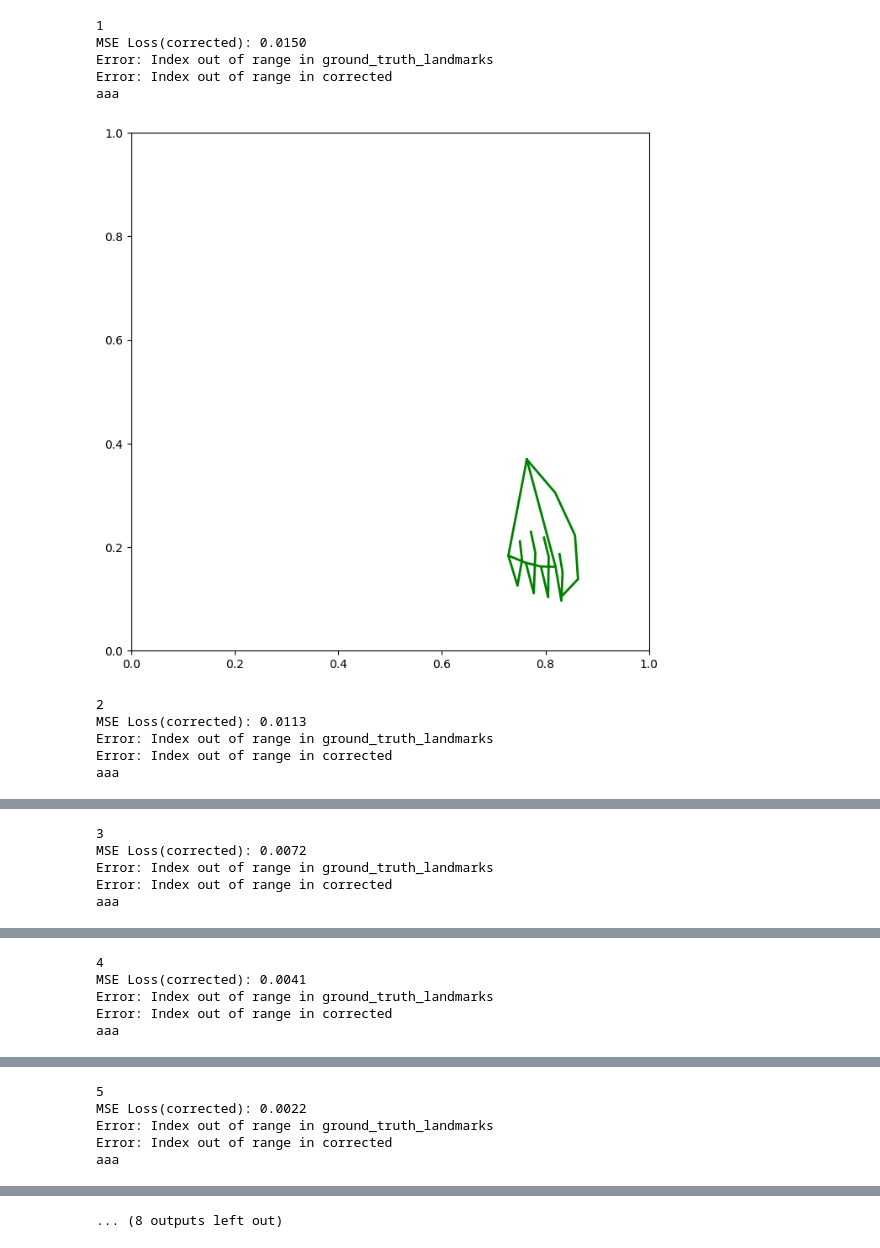
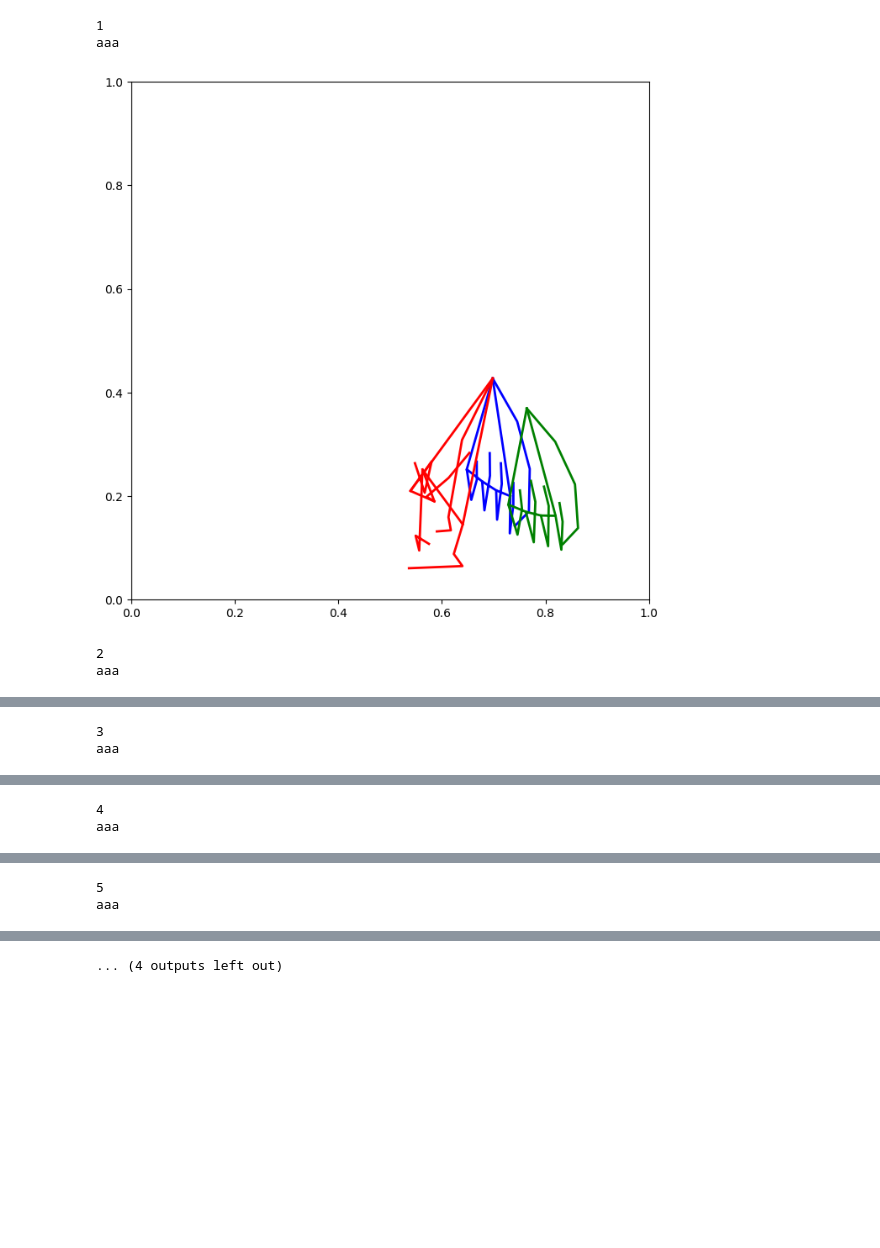
Before and after one commit to hiaruron555/Transformer_TimeSeriesForecasting-main, a Jupyter notebook: 22_tf_hand.ipynb, the cells around one changed output, grey strips where cells are left out. Cells and saved outputs as stored; diff of their text form; code cells hidden in the pictures; blank space fills up the shorter version.

```diff
--- a/22_tf_hand.ipynb
+++ b/22_tf_hand.ipynb
@@ -37,15 +37,22 @@ def flatten_to_landmarks(coordinates):
     return landmarks
 
 # データの読み込みと前処理
-def preprocess_data(csv_path, n_seq, num_joints):
+def preprocess_data(csv_path):
     df = pd.read_csv(csv_path)
     x_data = []
     y_data = []
 
     for i in range(len(df) - n_seq):
+        """"
         x_sequence = df.iloc[i:i+n_seq][[f'{j}_{c}' for j in range(num_joints) for c in ['x', 'y', 'z']]].values.flatten()
         y_sequence = df.iloc[i+n_seq][[f'{j}_x' for j in range(num_joints)]].values.flatten()
         x_data.append(x_sequence)
+        y_data.append(y_sequence)
+        """
+        x_sequence = df.iloc[i][[f'{j}_{c}' for j in range(num_joints) for c in ['x', 'y', 'z']]].values.flatten()
+        x_data.append(x_sequence)
+
+        y_sequence = df.iloc[i+n_seq][[f'{j}_{c}' for j in range(num_joints) for c in ['x', 'y', 'z']]].values.flatten()
         y_data.append(y_sequence)
 
     x_data = np.array(x_data, dtype=np.float32)
@@ -54,18 +61,19 @@ def preprocess_data(csv_path, n_seq, num_joints):
     return x_data, y_data
 
 # DataLoaderの使用
-def create_dataloader(x_train, y_train, batch_size):
+def create_dataloader(x_train, y_train):
     train_dataset = TensorDataset(torch.tensor(x_train, dtype=torch.float32), torch.tensor(y_train, dtype=torch.float32))
     train_loader = DataLoader(train_dataset, batch_size=batch_size, shuffle=True)
     return train_loader
 
 # モデルのパラメータ
-n_seq = 1
+n_seq = 3
 num_joints = 21
-input_size = num_joints * 3 * n_seq  # 各関節の座標 (x, y, z) を持つ
-#input_size = num_joints * 3  # 各関節の座標 (x, y, z) を持つ
+#input_size = num_joints * 3 * n_seq  # 各関節の座標 (x, y, z) を持つ
+input_size = num_joints * 3
 hidden_size = 63
-output_size = num_joints  # すべての関節の x 座標を予測
+#output_size = num_joints # すべての関節の x 座標を予測
+output_size = num_joints * 3
 num_layers = 4
 batch_size = 36
 n_epochs = 100
@@ -140,11 +148,14 @@ if __name__ == "__main__":
     #train_csv_path = '2_19_hand.csv'
     test_csv_path = 'test_10/choki_test_10/choki_test.csv'
 
-    x_train, y_train = preprocess_data(train_csv_path, n_seq, num_joints)
-    x_test, y_test = preprocess_data(test_csv_path, n_seq, num_joints)
+    #x_train, y_train = preprocess_data(train_csv_path, n_seq, num_joints)
+    #x_test, y_test = preprocess_data(test_csv_path, n_seq, num_joints)
+
+    x_train, y_train = preprocess_data(train_csv_path)
+    x_test, y_test = preprocess_data(test_csv_path)
 
     # DataLoaderの作成
-    train_loader = create_dataloader(x_train, y_train, batch_size)
+    train_loader = create_dataloader(x_train, y_train)
 
 
     # トレーニングループ
@@ -186,13 +197,17 @@ if __name__ == "__main__":
         # ウィンドウ内のテストサンプルを取得
         x_test_batch = torch.tensor(x_test[sample_index:sample_index+window_size], dtype=torch.float32).unsqueeze(1).to(device)
         y_test_batch = torch.tensor(y_test[sample_index:sample_index+window_size], dtype=torch.float32).to(device)
+        #print("y_test_batch:", y_test_batch)
+        #np.savetxt('y_test_batch', y_test_batch, delimiter=',', fmt='%f')
         print(sample_index+1)
 
         with torch.no_grad():
             # 既存のモデルでx_testを予測
             start_time = time.time()
+            #np.savetxt('x_test_batch', x_test_batch, delimiter=',', fmt='%f')
             predicted_tensor_x = model(x_test_batch)
             #print("x_test_batch:", x_test_batch)
+            np.savetxt('predicted_tensor_x', predicted_tensor_x, delimiter=',', fmt='%f')
             predicted_x = predicted_tensor_x.cpu().numpy()
             processing_time_per_image = time.time() - start_time
             #print(f'処理時間_2: {processing_time_per_image:.6f} 秒')
@@ -210,9 +225,10 @@ if __name__ == "__main__":
             # 予測結果の後に続く処理
             #print(y_test_batch)
             ground_truth_landmarks = flatten_to_landmarks(y_test_batch[0])  # 修正
+            #ground_truth_landmarks = flatten_to_landmarks(y_test_batch[sample_index])
             #####print("ground_truth_landmarks:", ground_truth_landmarks)
             #print(y_test_batch)
-            #np.savetxt('x_test.csv', x_test, delimiter=',', fmt='%f')
+            #np.savetxt('ground_truth_landmarks_1', ground_truth_landmarks, delimiter=',', fmt='%f')
             truth_landmarks = flatten_to_landmarks(x_test[sample_index])
 
             #print("predicted_x:", predicted_x)
@@ -238,7 +254,7 @@ if __name__ == "__main__":
             corrected = [list(landmark) for landmark in corrected]
             #print("corrected:", corrected)
 
-
+            """
             # ground_truth_landmarksとsample_landmarks_xをTensorに変換
             #print("ground_truth_landmarks:", ground_truth_landmarks)
             ground_truth_tensor = torch.tensor(ground_truth_landmarks, dtype=torch.float32)
@@ -256,19 +272,29 @@ if __name__ == "__main__":
             loss = criterion(ground_truth_tensor, corrected_tensor)
             print(f'MSE Loss(corrected): {loss.item():.4f}')
 
+            #print("sample_landmarks_x_tensor:", sample_landmarks_x_tensor)
+            #np.savetxt('sample_landmarks_x_tensor', sample_landmarks_x_tensor, delimiter=',', fmt='%f')
+            """
 
 
 
             # プロットの設定
-            save_path = f'/home/iwata/Pictures/hand_{sample_index}_n{n_seq}_r_w{window_size}_{n_epochs}.png'
+            save_path = f'/home/iwata/Pictures/TF_hand_{sample_index}_n{n_seq}_r_w{window_size}_{n_epochs}.png'
             fig, ax = plt.subplots(figsize=(8, 8))
             # プロットの範囲を統一
             ax.set_xlim(0, 1)
             ax.set_ylim(0, 1)
             ax.set_aspect('equal', 'box')
-            #ax.set_aspect('equal', 'box')
-            #print("ground_truth_landmarks:", ground_truth_landmarks)
-            #print("sample_landmarks_x:",sample_landmarks_x)
+            ax.set_aspect('equal', 'box')
+
+            """"
+            print("ground_truth_landmarks:", ground_truth_landmarks)
+            np.savetxt('ground_truth_landmarks', ground_truth_landmarks, delimiter=',', fmt='%f')
+            print("corrected:",corrected)
+            np.savetxt('corrected', corrected, delimiter=',', fmt='%f')
+            print("truth_landmarks:", truth_landmarks)
+            np.savetxt('truth_landmarks', truth_landmarks, delimiter=',', fmt='%f')
+            """
 
             # 手の座標点の順序を指定するリスト（例）
             custom_order = [0, 1, 2, 3, 4, 5, 6, 7, 8, 9, 10, 11, 12, 13, 14, 15, 16, 17, 18, 19, 20]
@@ -286,39 +312,33 @@ if __name__ == "__main__":
             #corrected
             max_index = max([max(points) for points in [[0, 1, 2, 3, 4], [0, 5, 6, 7, 8], [5, 9, 10, 11, 12], [9, 13, 14, 15, 16], [13, 17, 18, 19, 20], [0, 17]]])
             if max_index < len(corrected):
                 for points in [[0, 1, 2, 3, 4], [0, 5, 6, 7, 8], [5, 9, 10, 11, 12], [9, 13, 14, 15, 16], [13, 17, 18, 19, 20], [0, 17]]:
                     x_points = [corrected[i][0] for i in points]
                     y_points = [corrected[i][1] for i in points]
                     ax.plot(x_points, y_points, linestyle='-', color='red', linewidth=2)
             else:
                 print("Error: Index out of range in corrected")
 
             #truth_landmarks
             max_index = max([max(points) for points in [[0, 1, 2, 3, 4], [0, 5, 6, 7, 8], [5, 9, 10, 11, 12], [9, 13, 14, 15, 16], [13, 17, 18, 19, 20], [0, 17]]])
             if max_index < len(truth_landmarks):
                 for points in [[0, 1, 2, 3, 4], [0, 5, 6, 7, 8], [5, 9, 10, 11, 12], [9, 13, 14, 15, 16], [13, 17, 18, 19, 20], [0, 17]]:
                     x_points = [truth_landmarks[i][0] for i in points]
                     y_points = [truth_landmarks[i][1] for i in points]
                     ax.plot(x_points, y_points, linestyle='-', color='green', linewidth=2)
             else:
                 print("Error: Index out of range in truth_landmarks")
 
             #plt.legend()
             print('aaa')
             # 画像を保存
             plt.savefig(save_path)
 
             # 画像を表示
             plt.show()
 # %% [output]
 1
-MSE Loss(corrected): 0.0150
-Error: Index out of range in ground_truth_landmarks
-Error: Index out of range in corrected
 aaa
-[figure, old version]
+[figure, new version]
 2
-MSE Loss(corrected): 0.0113
-Error: Index out of range in ground_truth_landmarks
-Error: Index out of range in corrected
 aaa
@@ -326,5 +346,2 @@ aaa
 3
-MSE Loss(corrected): 0.0072
-Error: Index out of range in ground_truth_landmarks
-Error: Index out of range in corrected
 aaa
@@ -332,5 +349,2 @@ aaa
 4
-MSE Loss(corrected): 0.0041
-Error: Index out of range in ground_truth_landmarks
-Error: Index out of range in corrected
 aaa
@@ -338,5 +352,2 @@ aaa
 5
-MSE Loss(corrected): 0.0022
-Error: Index out of range in ground_truth_landmarks
-Error: Index out of range in corrected
 aaa
@@ -350 +358 @@ aaa
-... (8 outputs left out)
+... (4 outputs left out)
```
Also changed, not shown: parts of 1 cell of this notebook, 14 other files.
